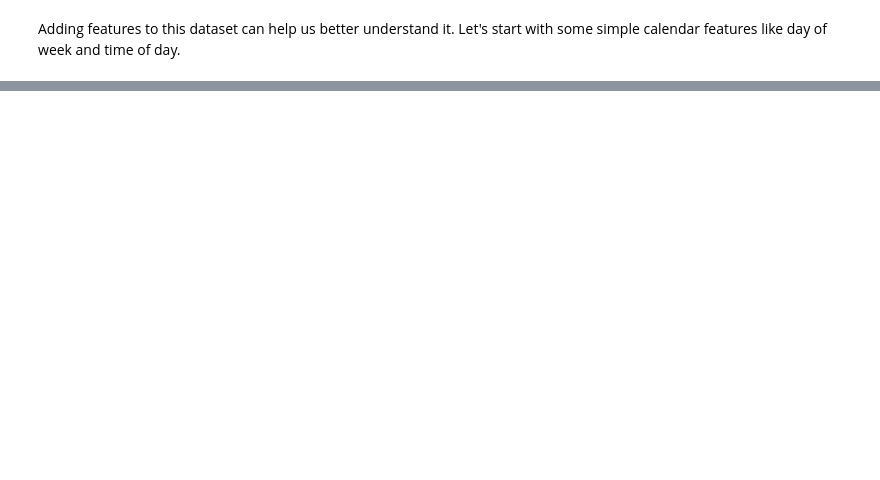
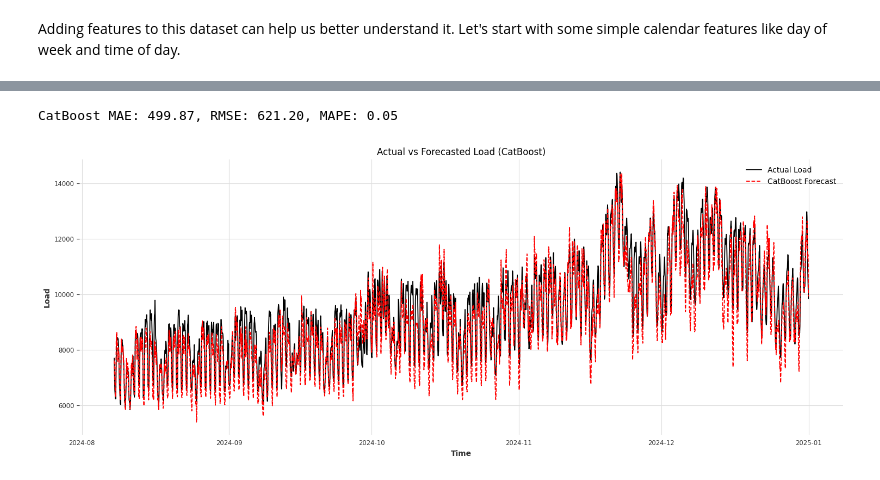
Before and after one commit to jakfar/Project, a Jupyter notebook: Preprocess dio.ipynb, the cells around one changed output, grey strips where cells are left out. Cells and saved outputs as stored; diff of their text form; code cells hidden in the pictures; blank space fills up the shorter version.

```diff
--- a/Preprocess dio.ipynb
+++ b/Preprocess dio.ipynb
@@ -88,0 +178,50 @@ load2023['Load'].plot()
+# %%
+import matplotlib.pyplot as plt
+from catboost import CatBoostRegressor
+from sklearn.model_selection import train_test_split
+from sklearn.metrics import mean_absolute_error, mean_squared_error
+from sklearn.metrics import mean_absolute_percentage_error
+
+# Make sure datetime is parsed
+#load_df['datetime'] = pd.to_datetime(load_df['datetime'])
+load_df = load_df.set_index('datetime')
+
+# Drop NA if any
+#load_df = load_df.dropna()
+
+# Define Features and Target
+X = load_df[['Temperature', 'Day_of_week', 'Hour_of_day', 'Holidays']]
+y = load_df['Load']
+
+# Split data (no shuffle for time series)
+X_train, X_test, y_train, y_test = train_test_split(X, y, shuffle=False, test_size=0.2)
+
+# --- Train CatBoost ---
+cat_model = CatBoostRegressor(
+    iterations=3000, learning_rate=0.05, depth=10,
+    verbose=0
+)
+cat_model.fit(X_train, y_train)
+cat_pred = cat_model.predict(X_test)
+
+# --- Evaluation ---
+cat_mae = mean_absolute_error(y_test, cat_pred)
+cat_rmse = np.sqrt(mean_squared_error(y_test, cat_pred))
+cat_mape = mean_absolute_percentage_error(y_test, cat_pred)
+
+print(f"CatBoost MAE: {cat_mae:.2f}, RMSE: {cat_rmse:.2f}, MAPE: {cat_mape:.2f}")
+
+# --- Plot Results ---
+plt.figure(figsize=(15,6))
+plt.plot(y_test.index, y_test, label='Actual Load', color='black')
+plt.plot(y_test.index, cat_pred, label='CatBoost Forecast', color= 'red', linestyle='--')
+plt.title('Actual vs Forecasted Load (CatBoost)')
+plt.xlabel('Time')
+plt.ylabel('Load')
+plt.legend()
+plt.grid(True)
+plt.tight_layout()
+plt.show()
+# %% [output]
+CatBoost MAE: 499.87, RMSE: 621.20, MAPE: 0.05
+[figure, added]
```
Also changed, not shown: parts of 15 cells of this notebook, 6 other files.
